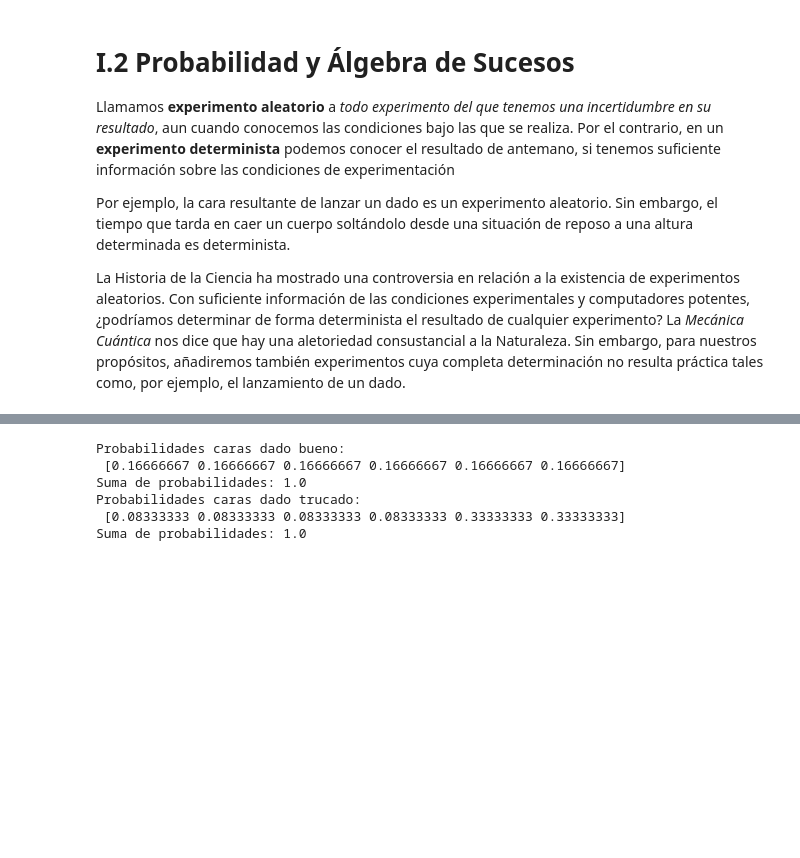
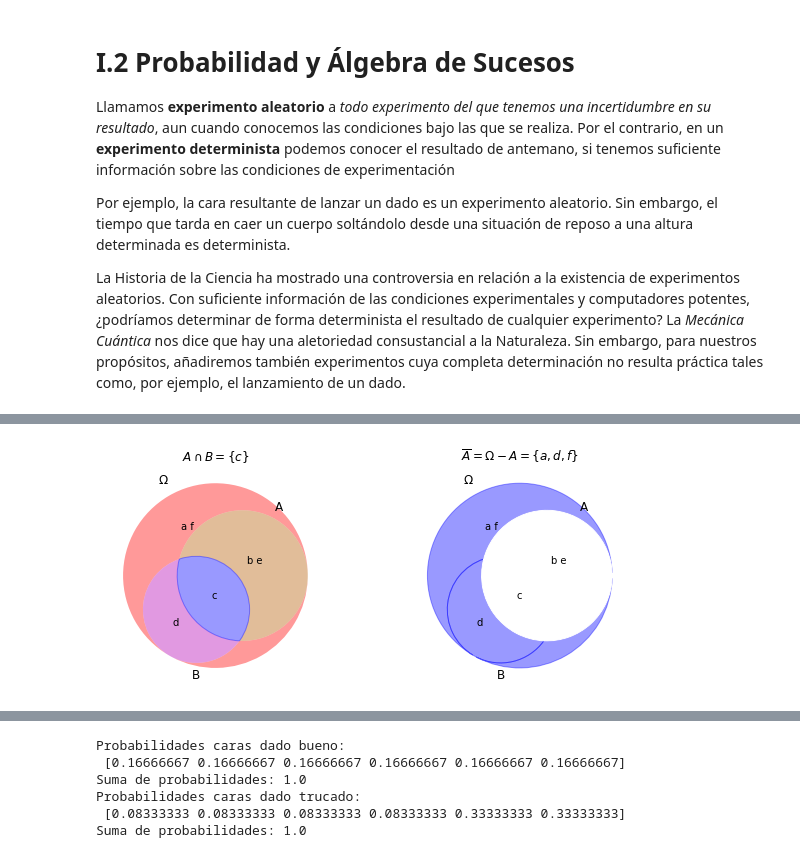
Before and after one commit to jruizalz/EPE-ULPGC, a Jupyter notebook: Bloque_1/2.Probabilidad_Sucesos.ipynb, the cells around one changed output, grey strips where cells are left out. Cells and saved outputs as stored; diff of their text form; code cells hidden in the pictures; blank space fills up the shorter version.

```diff
--- a/Bloque_1/2.Probabilidad_Sucesos.ipynb
+++ b/Bloque_1/2.Probabilidad_Sucesos.ipynb
@@ -25,0 +122,28 @@ Como ya se ha visto, con frecuencia no es posible trabajar con la población est
+# %%
+plt.figure(figsize=(10,4))
+plt.subplot(121)
+v = venn3([S, A, B], set_labels = ('$\Omega$', 'A', 'B'))
+v.get_label_by_id('100').set_text('a f')
+v.get_label_by_id('110').set_text('b e')
+v.get_label_by_id('101').set_text('d')
+v.get_label_by_id('111').set_text('c')
+
+v.get_patch_by_id('111').set_color('blue')
+plt.title('$A \cap B = \{c\}$');
+
+plt.subplot(122)
+v = venn3([S, A, B], set_labels = ('$\Omega$', 'A', 'B'))
+v.get_label_by_id('100').set_text('a f')
+v.get_label_by_id('110').set_text('b e')
+v.get_label_by_id('101').set_text('d')
+v.get_label_by_id('111').set_text('c')
+
+v.get_patch_by_id('111').set_alpha(1.0)
+v.get_patch_by_id('110').set_alpha(1.0)
+v.get_patch_by_id('111').set_color('white')
+v.get_patch_by_id('110').set_color('white')
+v.get_patch_by_id('100').set_color('blue')
+v.get_patch_by_id('101').set_color('blue')
+plt.title('$\overline{A} = \Omega - A = \{a,d,f\}$');
+# %% [output]
+[figure, added]
```
Also changed, not shown: parts of 16 cells of this notebook, 2 other files.
